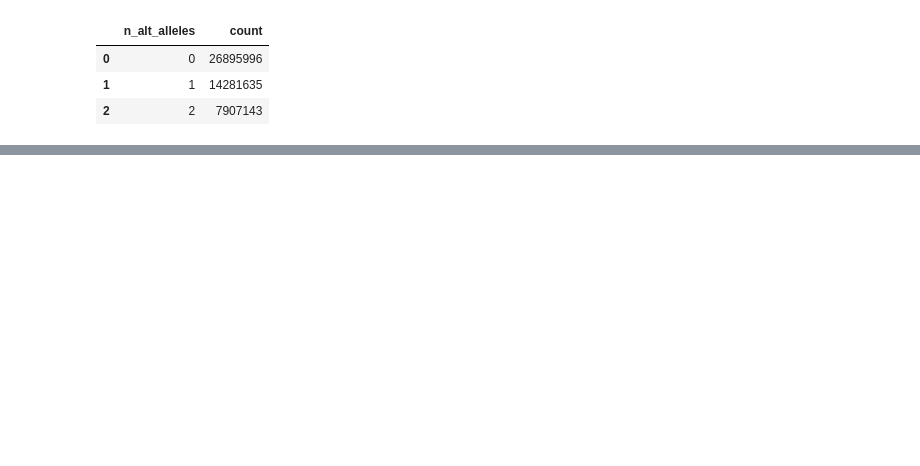
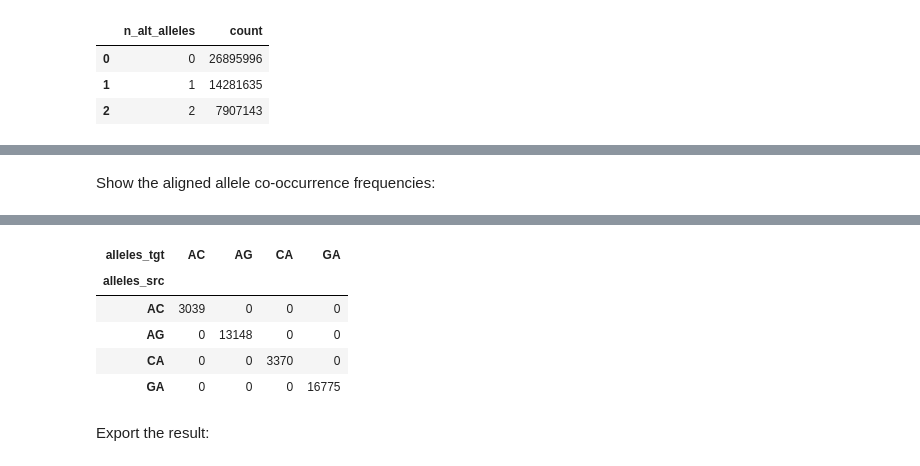
Before and after one commit to related-sciences/gwas-analysis, a Jupyter notebook: notebooks/organism/canine/cg-hail-03.ipynb, the cells around one changed output, grey strips where cells are left out. Saved outputs shown, nothing was run; the diff lists cells and outputs as text; code cells hidden in the pictures; blank space fills up the shorter version.

```diff
--- a/notebooks/organism/canine/cg-hail-03.ipynb
+++ b/notebooks/organism/canine/cg-hail-03.ipynb
@@ -108,0 +176,36 @@ ht.to_pandas().groupby(['astr_ref', 'astr_tgt']).size().unstack().fillna(0).asty
+# %%
+def align_variant_orientation(mt_src, ht_orientation):
+    # Add orientation as a row field
+    mt = mt_src.annotate_rows(orientation=ht_orientation[mt_src.locus].orientation)
+    flipped_orientations = hl.set(['order_flip', 'order_flip+strand_flip'])
+
+    # Flip calls where appropriate
+    mt = mt.annotate_entries(
+        GT=hl.case()
+        .when(
+            flipped_orientations.contains(mt.orientation),
+            hl.unphased_diploid_gt_index_call(2 - mt.GT.n_alt_alleles())
+        ).default(mt.GT)
+    )
+
+    # Flip allele arrays where appropriate
+    keys = list(mt.row_key.keys())
+    mt = mt.key_rows_by('locus')
+    mt = mt.annotate_rows(
+        alleles=hl.case()
+        .when(mt.orientation == 'same',
+              mt.alleles) # AC -> AC
+        .when(mt.orientation == 'order_flip',
+              hl.reversed(mt.alleles)) # AC -> CA
+        .when(mt.orientation == 'strand_flip',
+              mt.alleles.map(lambda v: hl.reverse_complement(v))) # AC -> TG
+        .when(mt.orientation == 'order_flip+strand_flip',
+              hl.reversed(mt.alleles.map(lambda v: hl.reverse_complement(v)))) # AC -> GT
+        .or_missing()
+    )
+    mt = mt.key_rows_by(*keys)
+    return mt
+# %%
+mt_ref_nrm = align_variant_orientation(mt_ref, ht)
+assert mt_ref_nrm.count() == mt_ref.count()
+mt_ref_nrm.count()
@@ -108,0 +216,3 @@ ht.to_pandas().groupby(['astr_ref', 'astr_tgt']).size().unstack().fillna(0).asty
+# %%
+mt_ref_exp = mt_ref_nrm.filter_rows(hl.is_defined(mt_ref_nrm.orientation))
+mt_ref_exp.count()
@@ -108,0 +222,7 @@ ht.to_pandas().groupby(['astr_ref', 'astr_tgt']).size().unstack().fillna(0).asty
+# %% [markdown]
+Show the aligned allele co-occurrence frequencies:
+# %%
+df = get_variant_orientation(mt_ref_exp, mt_tgt).to_pandas()
+df = df.groupby(['alleles_src', 'alleles_tgt']).size().unstack().fillna(0).astype(int)
+df
+# %% [output]
@@ -108,0 +231,6 @@ ht.to_pandas().groupby(['astr_ref', 'astr_tgt']).size().unstack().fillna(0).asty
+| alleles_tgt | AC | AG | CA | GA |
+| alleles_src |  |  |  |  |
+| AC | 3039 | 0 | 0 | 0 |
+| AG | 0 | 13148 | 0 | 0 |
+| CA | 0 | 0 | 3370 | 0 |
+| GA | 0 | 0 | 0 | 16775 |
@@ -108,0 +242,2 @@ ht.to_pandas().groupby(['astr_ref', 'astr_tgt']).size().unstack().fillna(0).asty
+# %% [markdown]
+Export the result:
```
Also changed, not shown: parts of 26 cells of this notebook, 7 other files.
